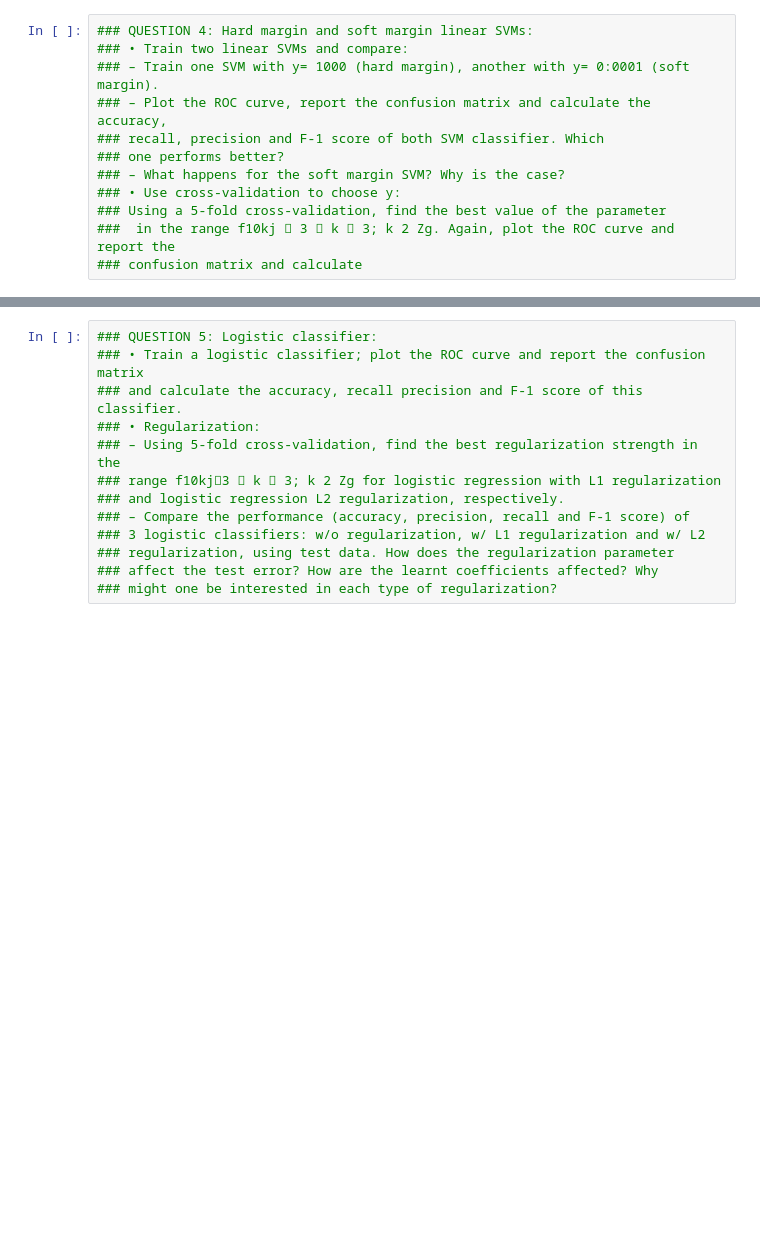
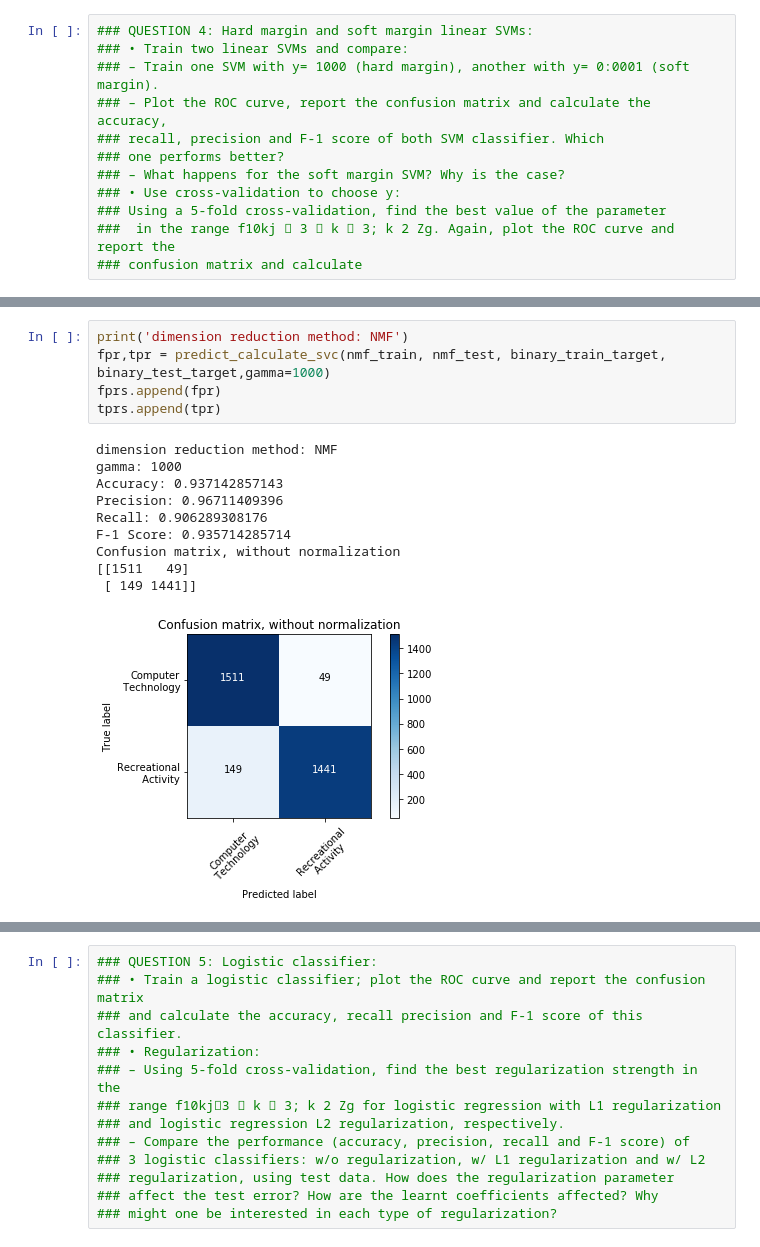
Before and after one commit to nsnguyen/ECE-219, a Jupyter notebook: project1/Project_1.ipynb, the cells around one changed output, grey strips where cells are left out. Drawn from its saved outputs; the diff is of its cells as text; blank space fills up the shorter version.

```diff
--- a/project1/Project_1.ipynb
+++ b/project1/Project_1.ipynb
@@ -459,0 +436,16 @@ Confusion matrix, without normalization
+# %%
+print('dimension reduction method: NMF')
+fpr,tpr = predict_calculate_svc(nmf_train, nmf_test, binary_train_target, binary_test_target,gamma=1000)
+fprs.append(fpr)
+tprs.append(tpr)
+# %% [output]
+dimension reduction method: NMF
+gamma: 1000
+Accuracy: 0.937142857143
+Precision: 0.96711409396
+Recall: 0.906289308176
+F-1 Score: 0.935714285714
+Confusion matrix, without normalization
+[[1511   49]
+ [ 149 1441]]
+[figure, added]
```
Also changed, not shown: parts of 27 cells of this notebook.
